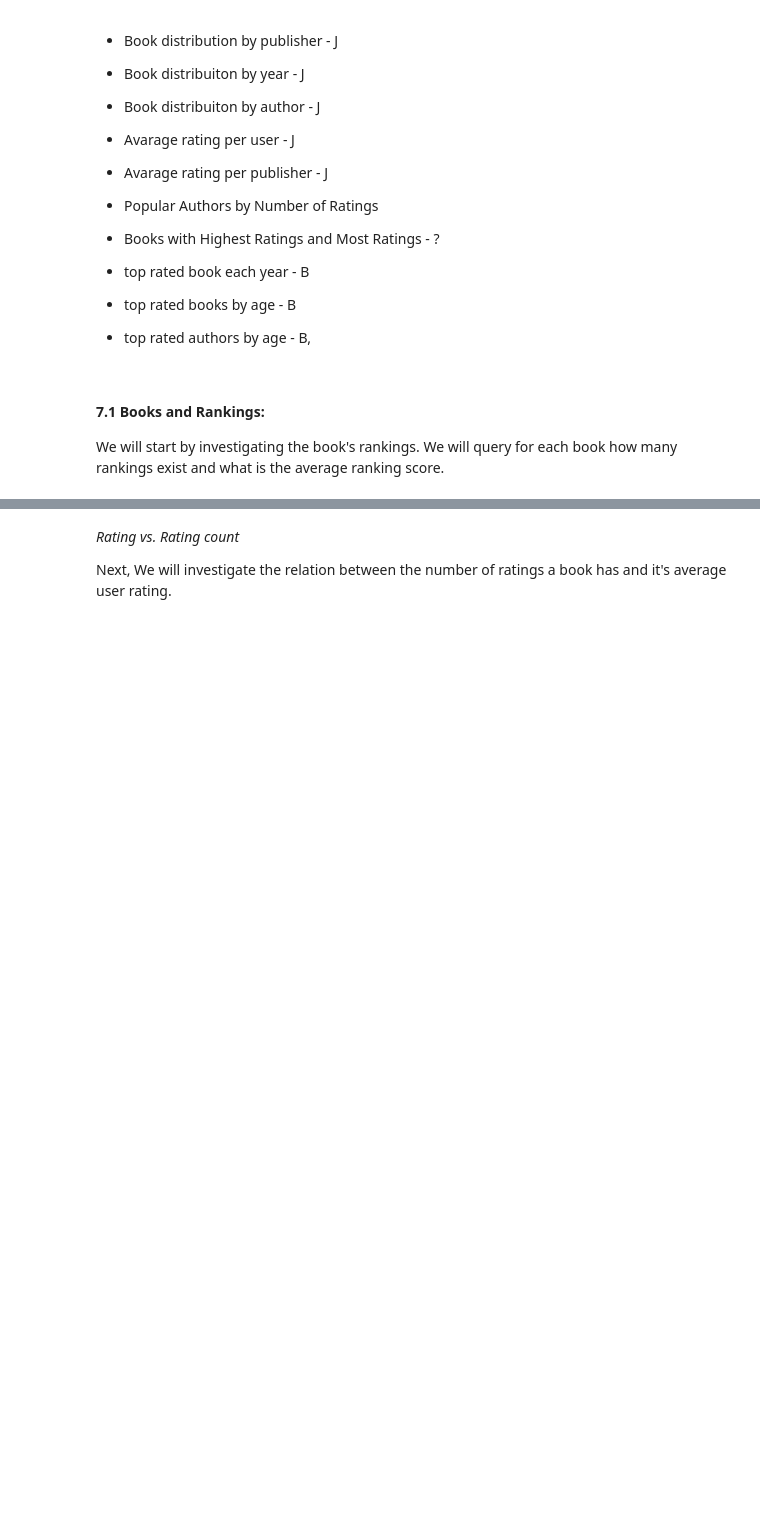
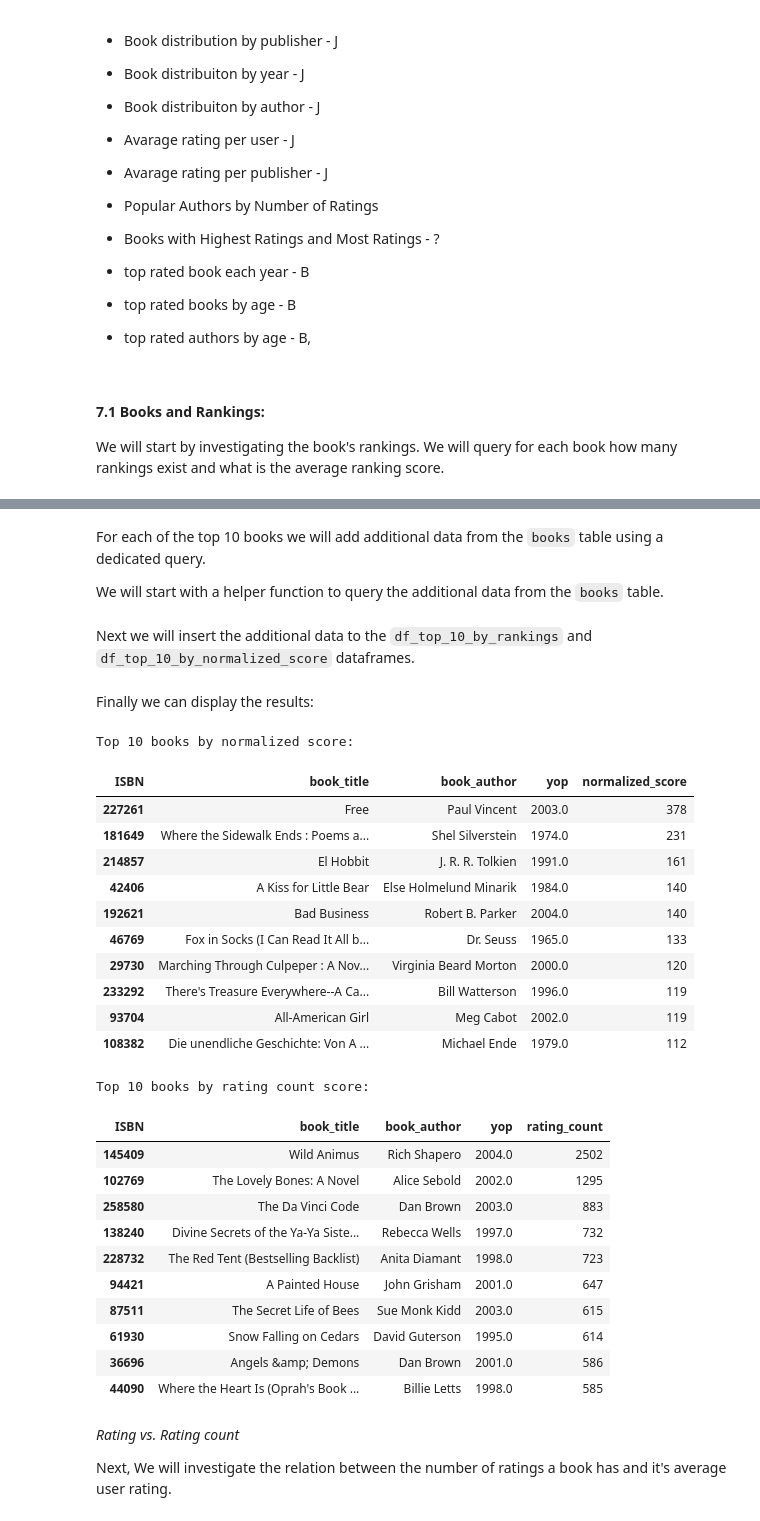
Before and after one commit to BorisBorshevsky/DataPlatHW, a Jupyter notebook: HW1 v3.ipynb, the cells around one changed output, grey strips where cells are left out. Cells and saved outputs as stored; diff of their text form; code cells hidden in the pictures; blank space fills up the shorter version.

```diff
--- a/HW1 v3.ipynb
+++ b/HW1 v3.ipynb
@@ -537,3 +510,59 @@ df_top_10_by_normalized_score
+# %% [markdown]
+For each of the top 10 books we will add additional data from the `books` table using a dedicated query.
+
+We will start with a helper function to query the additional data from the `books` table.
+# %%
+# Helper function to query book data from cassandra
+def get_book_data(session, isbn):
+    query = f"SELECT book_author, yop, book_title FROM books WHERE isbn = '{isbn}'"
+    result = session.execute(query)
+    pd_result = pd.DataFrame(result.all(), columns=['book_author', 'yop', 'book_title'])
+    return pd_result
+
+# Add additional data for the top 10 by rankings dataframe
+def add_data_by_isbn(df,session):
+    for isbn in df['isbn']:
+        df_book_data = get_book_data(session, isbn)
+        df.loc[df['isbn'] == isbn, ['book_author', 'yop', 'book_title']] = df_book_data.values
+    return df
+# %% [markdown]
+Next we will insert the additional data to the `df_top_10_by_rankings` and `df_top_10_by_normalized_score` dataframes.
+# %%
+df_top_10_by_normalized_score = add_data_by_isbn(df_top_10_by_normalized_score, session);
+df_top_10_by_rankings = add_data_by_isbn(df_top_10_by_rankings, session);
+# %% [markdown]
+Finally we can display the results:
+# %%
+print('Top 10 books by normalized score:')
+display(df_top_10_by_normalized_score[['book_title', 'book_author', 'yop', 'normalized_score']].rename_axis('ISBN', axis=1))
+
+print('Top 10 books by rating count score:')
+display(df_top_10_by_rankings[['book_title', 'book_author', 'yop', 'rating_count']].rename_axis('ISBN', axis=1))
+# %% [output]
+Top 10 books by normalized score:
+| ISBN | book_title | book_author | yop | normalized_score |
+| 227261 | Free | Paul Vincent | 2003.0 | 378 |
+| 181649 | Where the Sidewalk Ends : Poems a... | Shel Silverstein | 1974.0 | 231 |
+| 214857 | El Hobbit | J. R. R. Tolkien | 1991.0 | 161 |
+| 42406 | A Kiss for Little Bear | Else Holmelund Minarik | 1984.0 | 140 |
+| 192621 | Bad Business | Robert B. Parker | 2004.0 | 140 |
+| 46769 | Fox in Socks (I Can Read It All b... | Dr. Seuss | 1965.0 | 133 |
+| 29730 | Marching Through Culpeper : A Nov... | Virginia Beard Morton | 2000.0 | 120 |
+| 233292 | There's Treasure Everywhere--A Ca... | Bill Watterson | 1996.0 | 119 |
+| 93704 | All-American Girl | Meg Cabot | 2002.0 | 119 |
+| 108382 | Die unendliche Geschichte: Von A ... | Michael Ende | 1979.0 | 112 |
+Top 10 books by rating count score:
+| ISBN | book_title | book_author | yop | rating_count |
+| 145409 | Wild Animus | Rich Shapero | 2004.0 | 2502 |
+| 102769 | The Lovely Bones: A Novel | Alice Sebold | 2002.0 | 1295 |
+| 258580 | The Da Vinci Code | Dan Brown | 2003.0 | 883 |
+| 138240 | Divine Secrets of the Ya-Ya Siste... | Rebecca Wells | 1997.0 | 732 |
+| 228732 | The Red Tent (Bestselling Backlist) | Anita Diamant | 1998.0 | 723 |
+| 94421 | A Painted House | John Grisham | 2001.0 | 647 |
+| 87511 | The Secret Life of Bees | Sue Monk Kidd | 2003.0 | 615 |
+| 61930 | Snow Falling on Cedars | David Guterson | 1995.0 | 614 |
+| 36696 | Angels &amp; Demons | Dan Brown | 2001.0 | 586 |
+| 44090 | Where the Heart Is (Oprah's Book ... | Billie Letts | 1998.0 | 585 |
 # %% [markdown]
 *Rating vs. Rating count*
 
```
Also changed, not shown: parts of 9 cells of this notebook, 1 other file.
